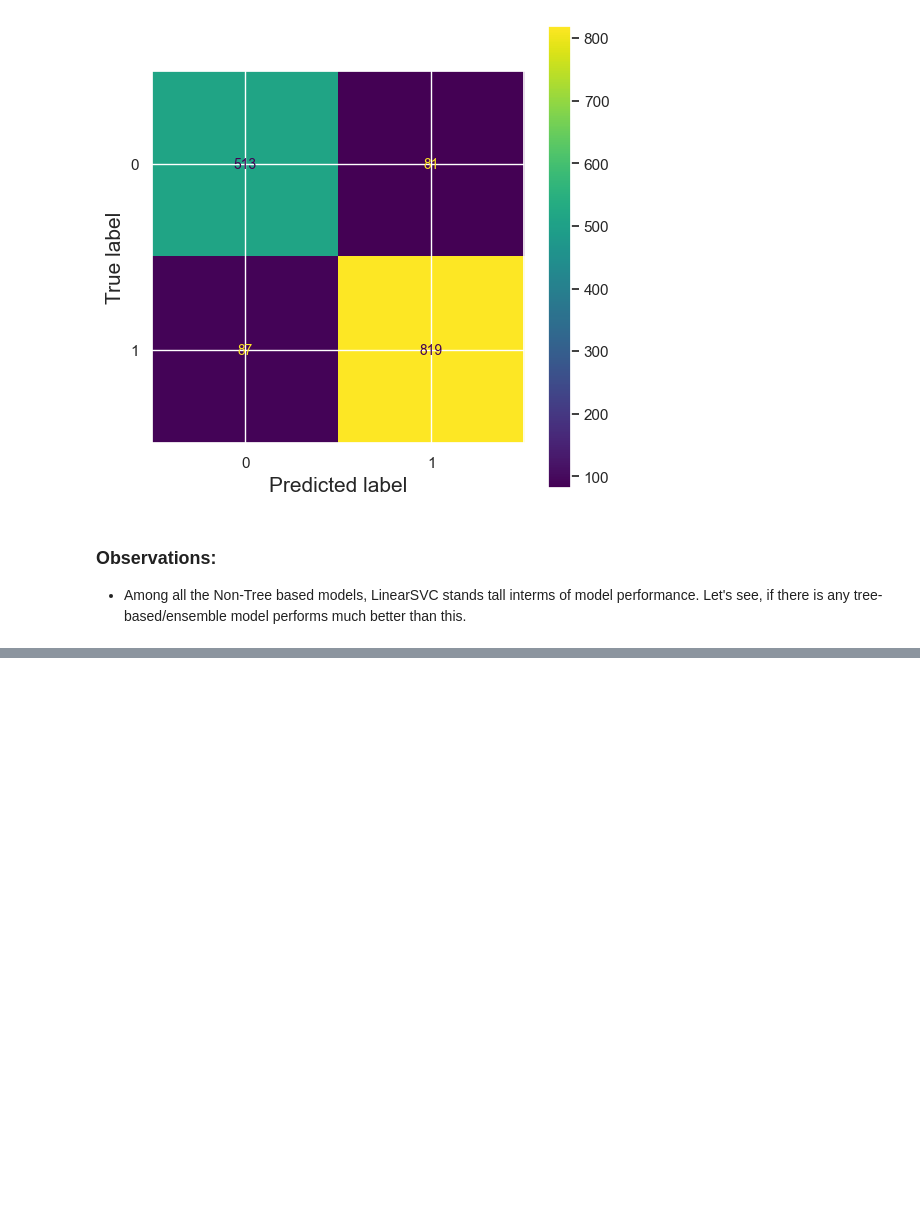
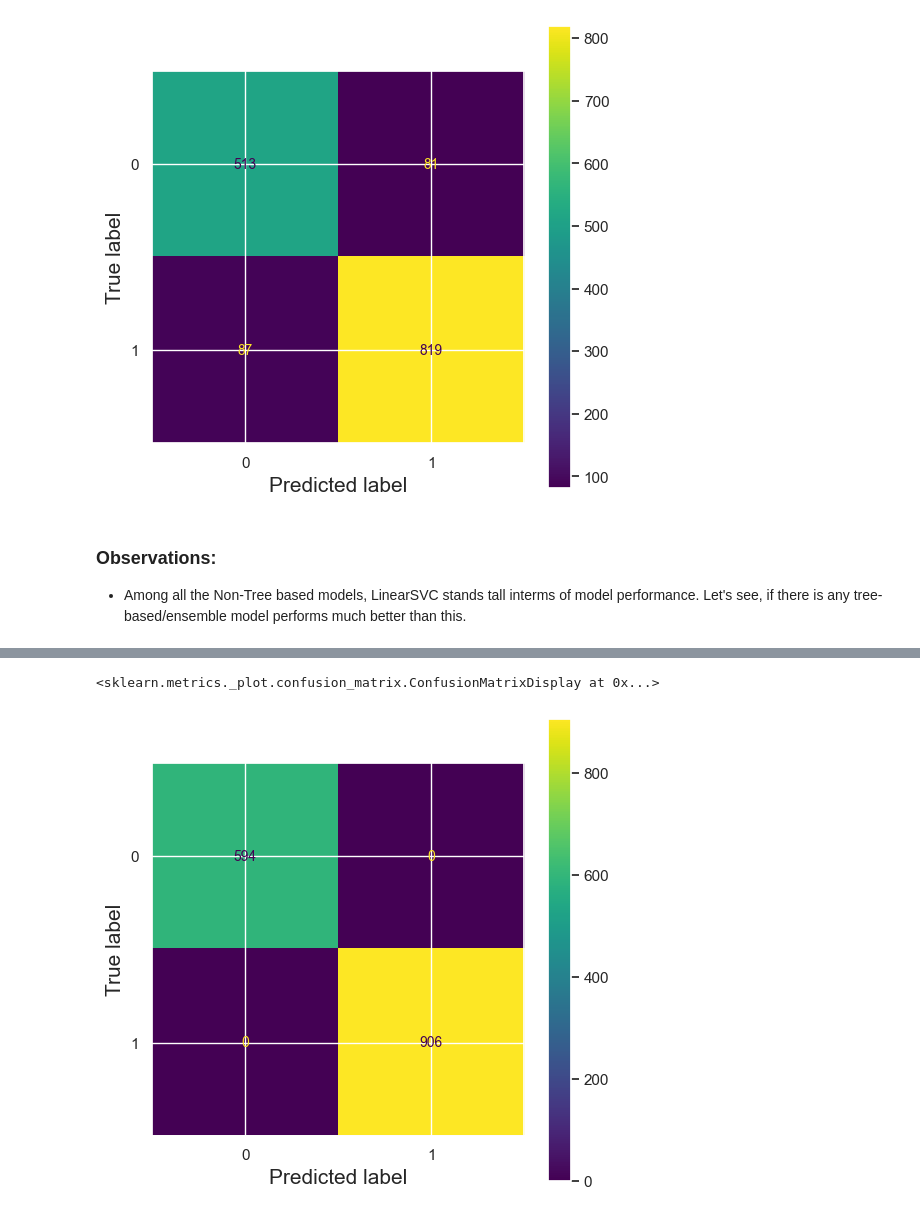
Before and after one commit to tharani001/Insurance-enrollment-prediction, a Jupyter notebook: notebooks/inference.ipynb, the cells around one changed output, grey strips where cells are left out. Cells and saved outputs as stored; diff of their text form; code cells hidden in the pictures; blank space fills up the shorter version.

```diff
--- a/notebooks/inference.ipynb
+++ b/notebooks/inference.ipynb
@@ -979,0 +1026,8 @@ disp.plot()
+# %%
+cm = confusion_matrix(y_val, pred_val, labels=model.classes_)
+disp = ConfusionMatrixDisplay(confusion_matrix=cm,
+                              display_labels=model.classes_)
+disp.plot()
+# %% [output]
+<sklearn.metrics._plot.confusion_matrix.ConfusionMatrixDisplay at 0x...>
+[figure, added]
```
Also changed, not shown: parts of 7 cells of this notebook.
